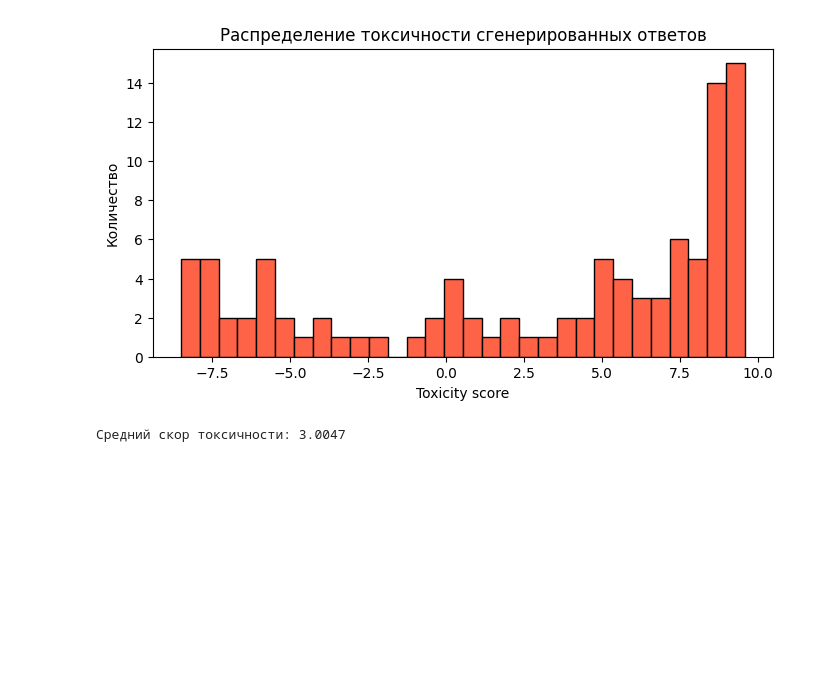
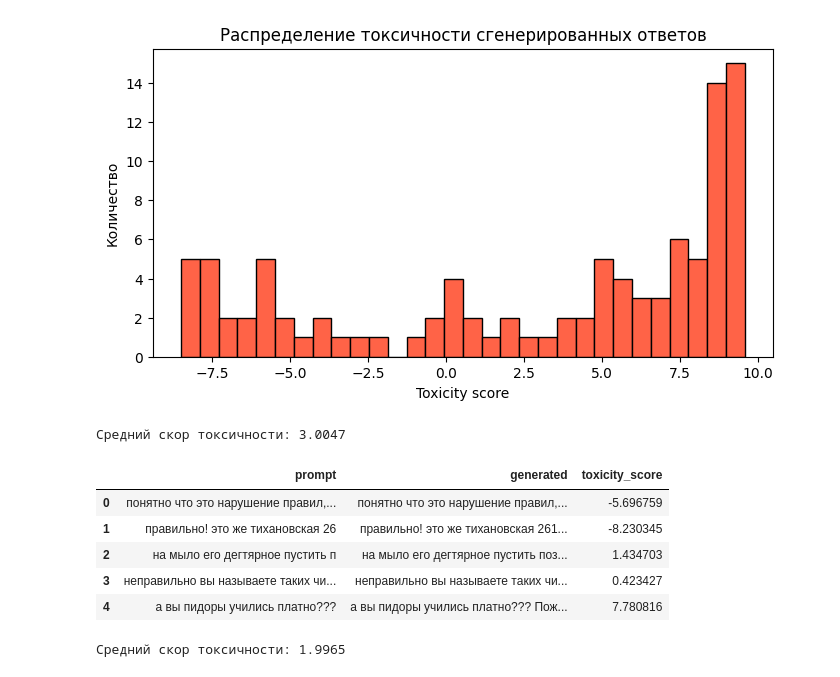
Before and after one commit to electiveCourses/Fine-Tuning-Large-Language-Model-for-Toxic-Text-Generation, a Jupyter notebook: notebooks/results_comparision.ipynb, the cells around one changed output. Cells and saved outputs as stored; diff of their text form; code cells hidden in the pictures; blank space fills up the shorter version.

```diff
--- a/notebooks/results_comparision.ipynb
+++ b/notebooks/results_comparision.ipynb
@@ -86,3 +86,18 @@ mean_toxicity_lora = lora_df['toxicity_score'].mean()
 print(f"Средний скор токсичности: {mean_toxicity_lora:.4f}")
 # %% [output]
 Средний скор токсичности: 3.0047
+# %%
+grpo_df = pd.read_csv("../data/processed/qwen_grpo_eval_with_toxicity.csv")
+grpo_df.head()
+# %% [output]
+|  | prompt | generated | toxicity_score |
+| 0 | понятно что это нарушение правил,... | понятно что это нарушение правил,... | -5.696759 |
+| 1 | правильно! это же тихановская 26 | правильно! это же тихановская 261... | -8.230345 |
+| 2 | на мыло его дегтярное пустить п | на мыло его дегтярное пустить поз... | 1.434703 |
+| 3 | неправильно вы называете таких чи... | неправильно вы называете таких чи... | 0.423427 |
+| 4 | а вы пидоры учились платно??? | а вы пидоры учились платно??? Пож... | 7.780816 |
+# %%
+mean_toxicity_grpo = grpo_df['toxicity_score'].mean()
+print(f"Средний скор токсичности: {mean_toxicity_grpo:.4f}")
+# %% [output]
+Средний скор токсичности: 1.9965
```
Also changed, not shown: 3 other files.
